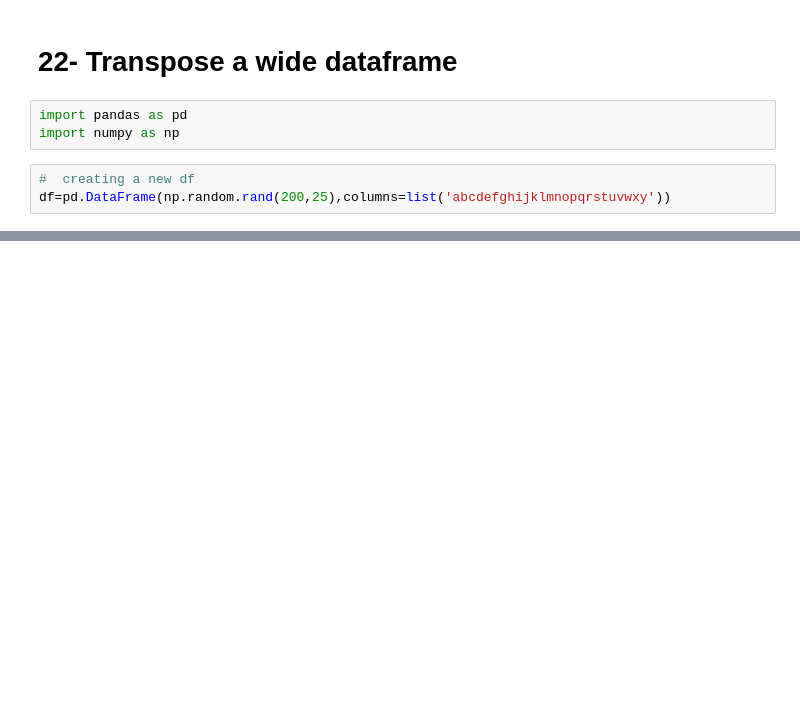
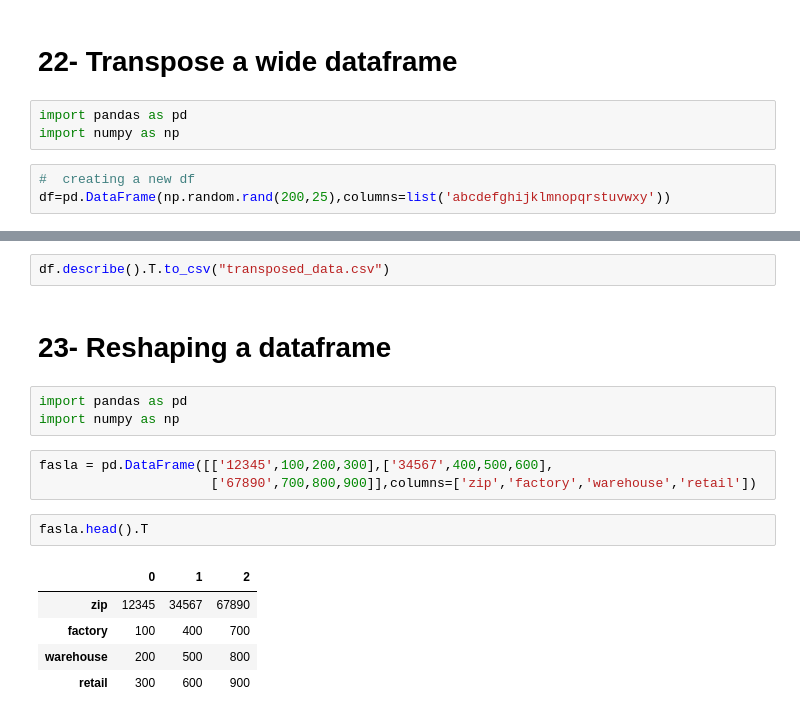
Before and after one commit to UzairHussain193/DataScience_with_Python, a Jupyter notebook: Chilla_2023/pandas_03.ipynb, the cells around one changed output, grey strips where cells are left out. Cells and saved outputs as stored; diff of their text form; blank space fills up the shorter version.

Commit message:
pandas day 8 completed

```diff
--- a/Chilla_2023/pandas_03.ipynb
+++ b/Chilla_2023/pandas_03.ipynb
@@ -1292,0 +1293,18 @@ df.describe().T
+# %%
+df.describe().T.to_csv("transposed_data.csv")
+# %% [markdown]
+# 23- Reshaping a dataframe
+# %%
+import pandas as pd
+import numpy as np
+# %%
+fasla = pd.DataFrame([['12345',100,200,300],['34567',400,500,600],
+                      ['67890',700,800,900]],columns=['zip','factory','warehouse','retail'])
+# %%
+fasla.head().T
+# %% [output]
+|  | 0 | 1 | 2 |
+| zip | 12345 | 34567 | 67890 |
+| factory | 100 | 400 | 700 |
+| warehouse | 200 | 500 | 800 |
+| retail | 300 | 600 | 900 |
```
Also changed, not shown: parts of 10 cells of this notebook, 2 other files.
